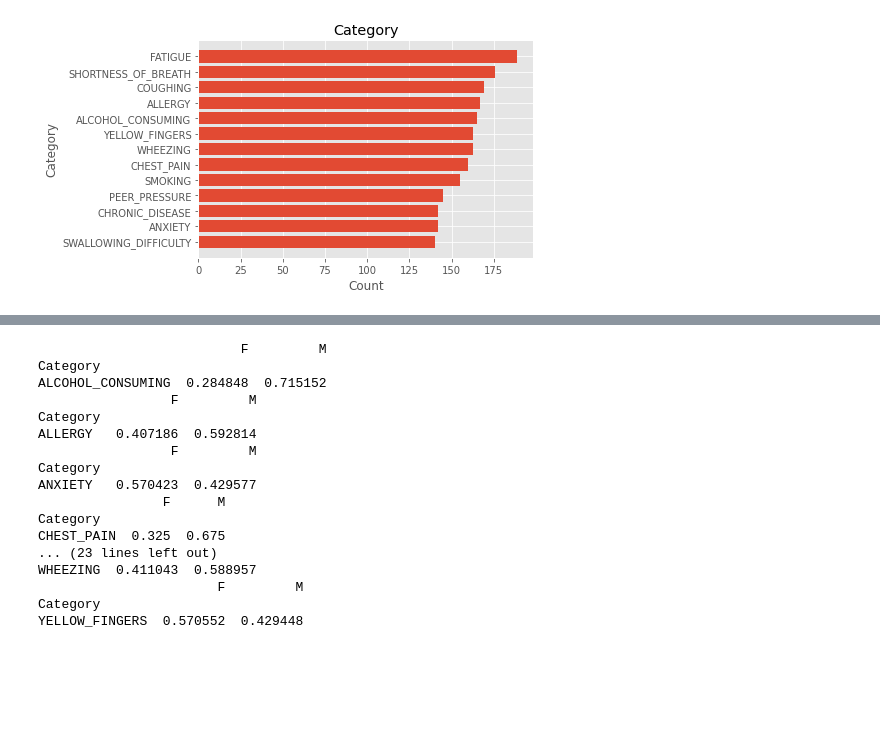
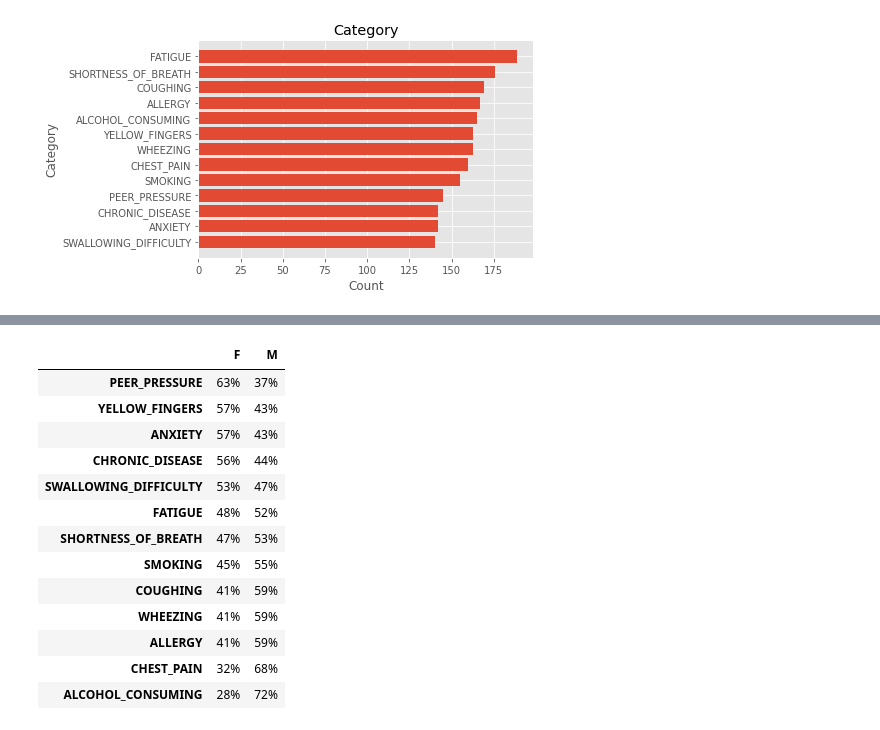
Before and after one commit to chunnali/Data-Analyst-Portfolio, a Jupyter notebook: Data_Analysis_Lung_Cancer.ipynb, the cells around one changed output, grey strips where cells are left out. Cells and saved outputs as stored; diff of their text form; code cells hidden in the pictures; blank space fills up the shorter version.

```diff
--- a/Data_Analysis_Lung_Cancer.ipynb
+++ b/Data_Analysis_Lung_Cancer.ipynb
@@ -156,29 +188,29 @@ for i in cancer[labels].columns:
 # %%
 # Gender Analysis: Category for patients with lung cancer (table)
 
-
-
+gender_analysis_list = []
 for i in cancer[labels].columns:
     gender_analysis = cancer[cancer[i]==2].groupby(['GENDER']).size().to_frame(i)
     gender_analysis[i] = gender_analysis[i]/gender_analysis[i].sum() # % calc
     gender_analysis_pivot = pd.pivot_table(gender_analysis, columns=['GENDER'], aggfunc=sum)
     gender_analysis_pivot = gender_analysis_pivot.rename_axis(None, axis=1).rename_axis('Category', axis=0) # Rename index
-    print(gender_analysis_pivot)
+    gender_analysis_list.append(gender_analysis_pivot.iloc[0]) #Append each row from for loop into the empty list
+gender_analysis_df = pd.DataFrame(gender_analysis_list)
+gender_analysis_df = gender_analysis_df.sort_values('F', ascending=False)
+gender_analysis_df= gender_analysis_df.style.format({'F': '{:.0%}', 'M': '{:.0%}'}) # format to percentage
+gender_analysis_df
 # %% [output]
-                          F         M
-Category
-ALCOHOL_CONSUMING  0.284848  0.715152
-                 F         M
-Category
-ALLERGY   0.407186  0.592814
-                 F         M
-Category
-ANXIETY   0.570423  0.429577
-                F      M
-Category
-CHEST_PAIN  0.325  0.675
-... (23 lines left out)
-WHEEZING  0.411043  0.588957
-                       F         M
-Category
-YELLOW_FINGERS  0.570552  0.429448
+|  | F | M |
+| PEER_PRESSURE | 63% | 37% |
+| YELLOW_FINGERS | 57% | 43% |
+| ANXIETY | 57% | 43% |
+| CHRONIC_DISEASE | 56% | 44% |
+| SWALLOWING_DIFFICULTY | 53% | 47% |
+| FATIGUE | 48% | 52% |
+| SHORTNESS_OF_BREATH | 47% | 53% |
+| SMOKING | 45% | 55% |
+| COUGHING | 41% | 59% |
+| WHEEZING | 41% | 59% |
+| ALLERGY | 41% | 59% |
+| CHEST_PAIN | 32% | 68% |
+| ALCOHOL_CONSUMING | 28% | 72% |
```
Also changed, not shown: parts of 14 cells of this notebook.
